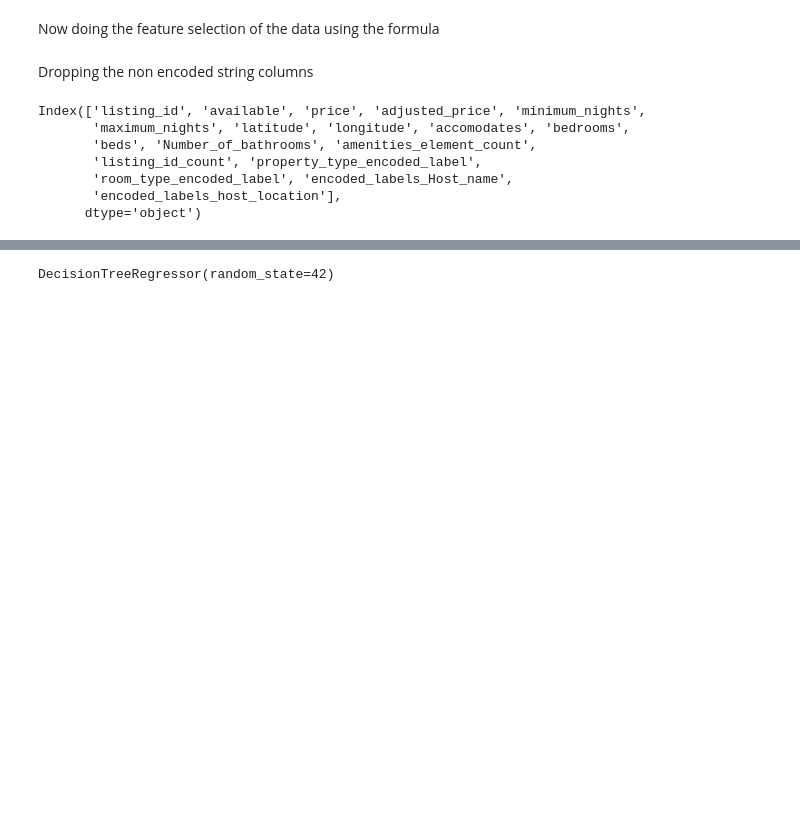
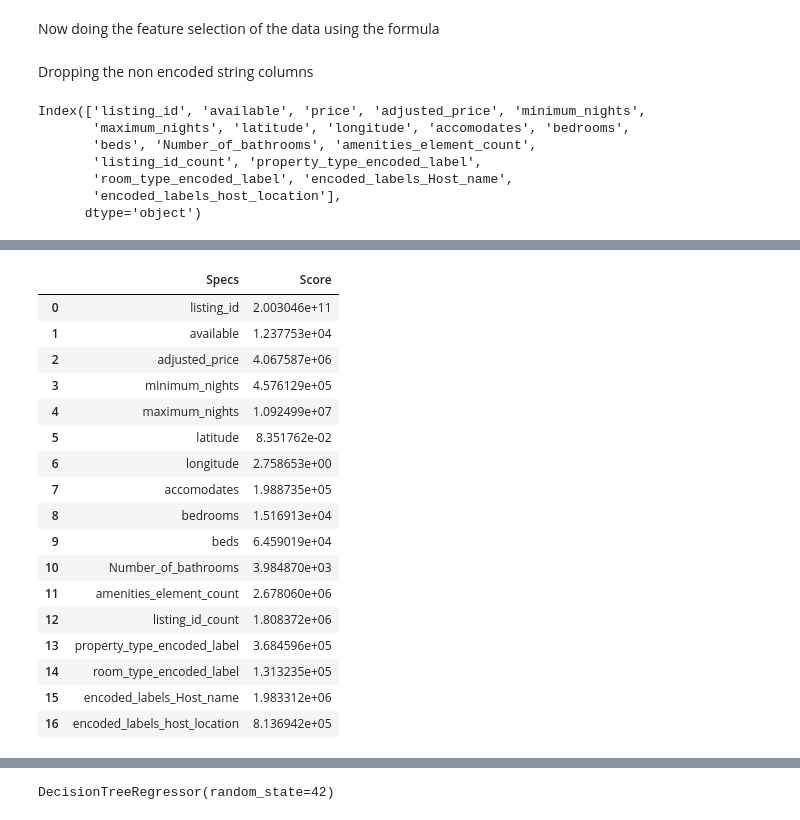
Before and after one commit to siroi97/HV_capstone_airbnb, a Jupyter notebook: Air_BNB_Python_file.ipynb, the cells around one changed output, grey strips where cells are left out. Cells and saved outputs as stored; diff of their text form; code cells hidden in the pictures; blank space fills up the shorter version.

```diff
--- a/Air_BNB_Python_file.ipynb
+++ b/Air_BNB_Python_file.ipynb
@@ -1531,0 +1561,30 @@ Index(['available', 'price', 'accomodates', 'bedrooms', 'beds',
+# %%
+bestfeatures= SelectKBest(score_func=chi2,k=10)
+fit=bestfeatures.fit(X,y)
+# %%
+dfscores=pd.DataFrame(fit.scores_)
+dfcolumns=pd.DataFrame(X.columns)
+# %%
+featureScores= pd.concat([dfcolumns,dfscores],axis=1)
+featureScores.columns=['Specs','Score']
+# %%
+featureScores
+# %% [output]
+|  | Specs | Score |
+| 0 | listing_id | 2.003046e+11 |
+| 1 | available | 1.237753e+04 |
+| 2 | adjusted_price | 4.067587e+06 |
+| 3 | minimum_nights | 4.576129e+05 |
+| 4 | maximum_nights | 1.092499e+07 |
+| 5 | latitude | 8.351762e-02 |
+| 6 | longitude | 2.758653e+00 |
+| 7 | accomodates | 1.988735e+05 |
+| 8 | bedrooms | 1.516913e+04 |
+| 9 | beds | 6.459019e+04 |
+| 10 | Number_of_bathrooms | 3.984870e+03 |
+| 11 | amenities_element_count | 2.678060e+06 |
+| 12 | listing_id_count | 1.808372e+06 |
+| 13 | property_type_encoded_label | 3.684596e+05 |
+| 14 | room_type_encoded_label | 1.313235e+05 |
+| 15 | encoded_labels_Host_name | 1.983312e+06 |
+| 16 | encoded_labels_host_location | 8.136942e+05 |
```
Also changed, not shown: parts of 55 cells of this notebook.
